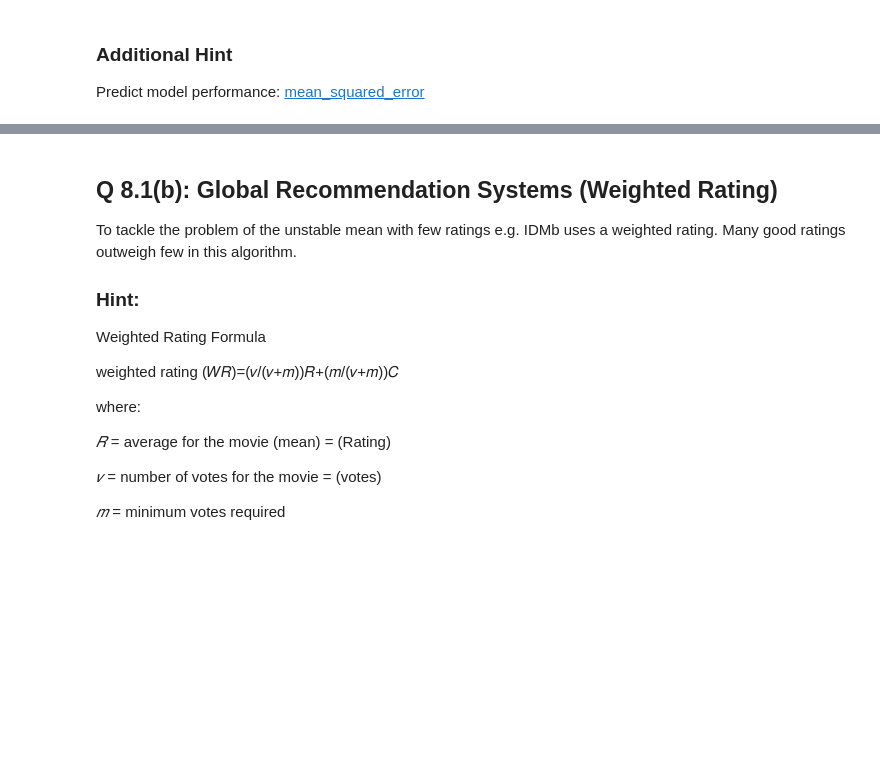
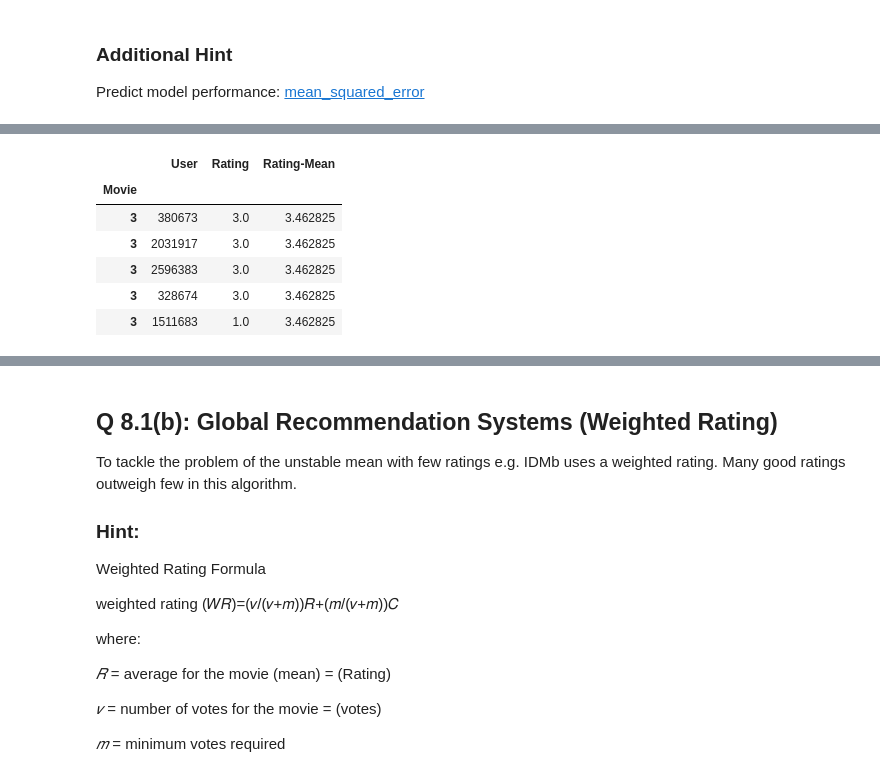
Before and after one commit to ryanjmccall/mec-mini-projects, a Jupyter notebook: mec-17.4.1-recommendation-systems-mini-project/mccall_Mini_Project_Recommendation_Systems.ipynb, the cells around one changed output, grey strips where cells are left out. Saved outputs shown, nothing was run; the diff lists cells and outputs as text; code cells hidden in the pictures; blank space fills up the shorter version.

```diff
--- a/mec-17.4.1-recommendation-systems-mini-project/mccall_Mini_Project_Recommendation_Systems.ipynb
+++ b/mec-17.4.1-recommendation-systems-mini-project/mccall_Mini_Project_Recommendation_Systems.ipynb
@@ -399,7 +437,15 @@ combined_df.head(5)
 # %%
 # Join labels and predictions based on mean movie rating
 predictions_df = df_test.set_index('Movie').join(ratings_mean)
-predictions_df.head(5)
+predictions_df.head()
+# %% [output]
+|  | User | Rating | Rating-Mean |
+| Movie |  |  |  |
+| 3 | 380673 | 3.0 | 3.462825 |
+| 3 | 2031917 | 3.0 | 3.462825 |
+| 3 | 2596383 | 3.0 | 3.462825 |
+| 3 | 328674 | 3.0 | 3.462825 |
+| 3 | 1511683 | 1.0 | 3.462825 |
 # %%
 # Compute RMSE
 y_true = predictions_df['Rating']
```
Also changed, not shown: parts of 53 cells of this notebook.
